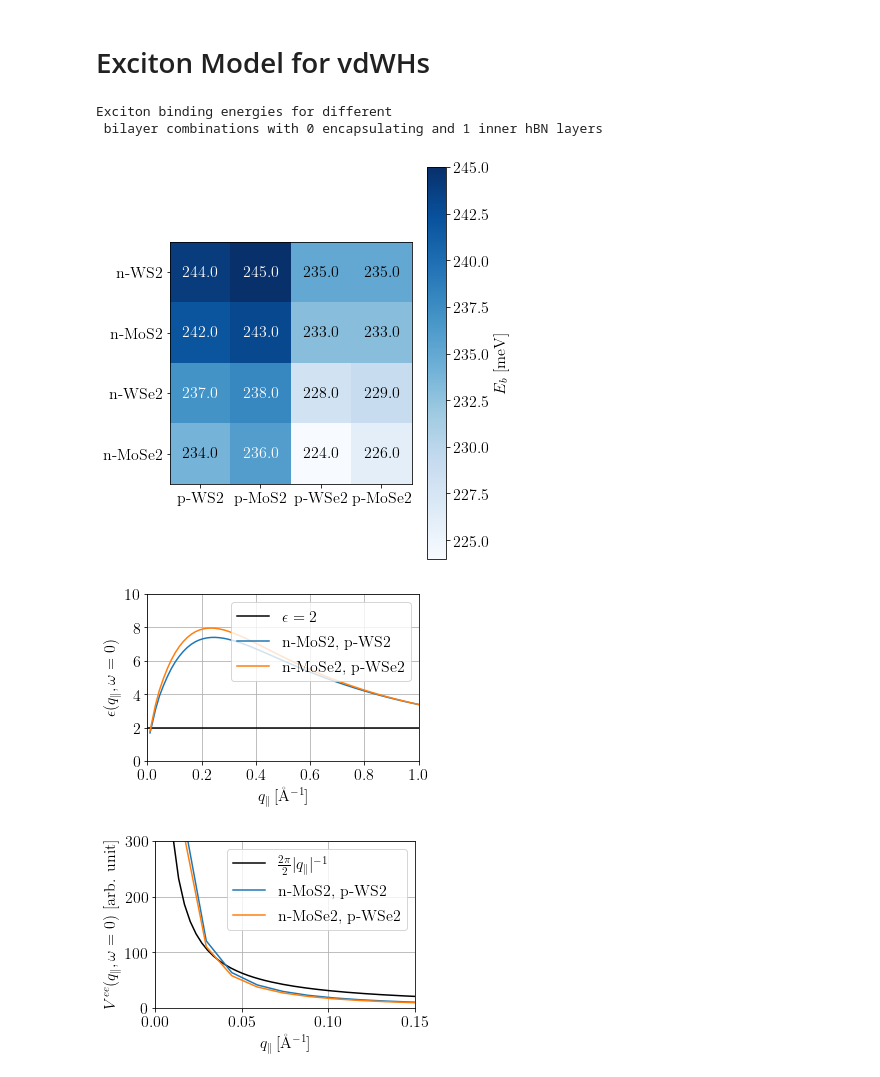
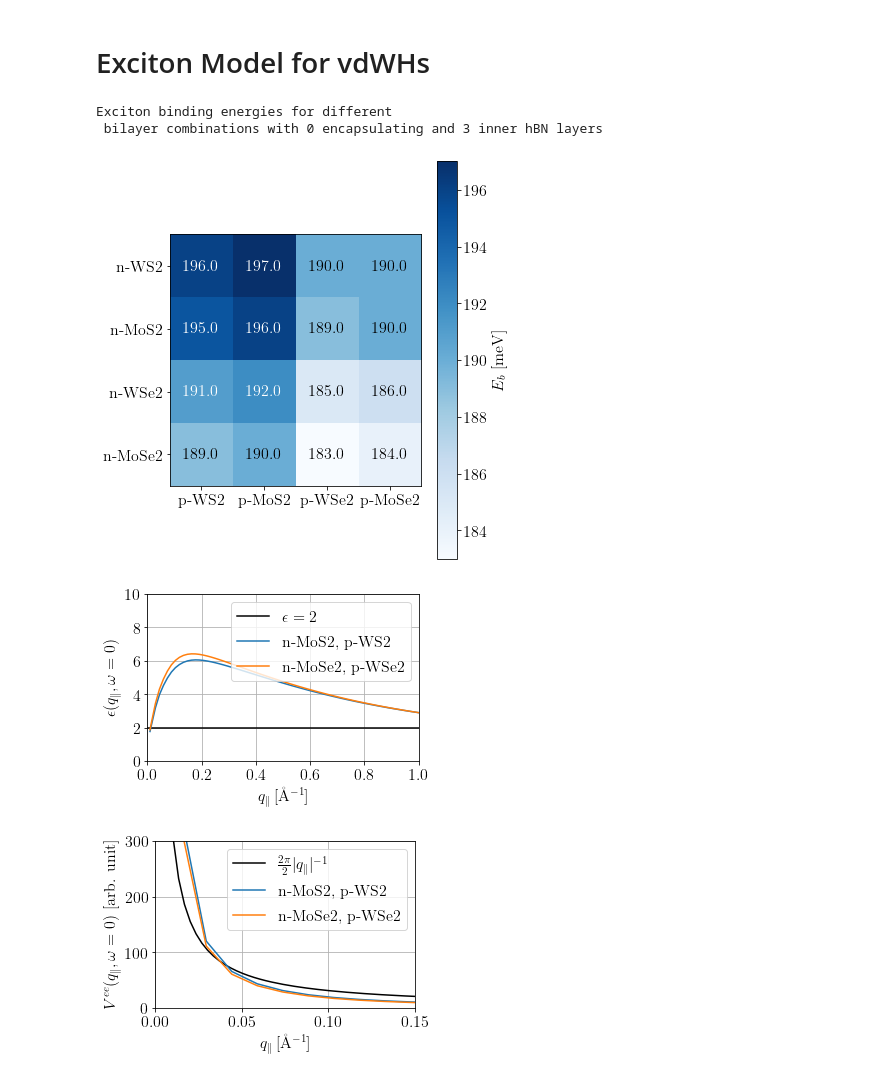
Before and after one commit to runehoejlund/dft-superfluids, a Jupyter notebook: hetereostructure_results/hetereostructure_analysis.ipynb, the cells around one changed output. Drawn from its saved outputs; the diff is of its cells as text; code cells hidden in the pictures.

```diff
--- a/hetereostructure_results/hetereostructure_analysis.ipynb
+++ b/hetereostructure_results/hetereostructure_analysis.ipynb
@@ -20,7 +20,7 @@ rcParams.update({
 rcParams['axes.titlepad'] = 20
 # %%
 materials = ['WS2','MoS2','WSe2','MoSe2']
-nFilling = 1
+nFilling = 3
 nPadding = 0
 vdWH_data = np.load('vdWHs_nFilling={}_nPadding={}.npz'.format(nFilling, nPadding))
 # %%
@@ -58,8 +58,8 @@ plt.savefig('./plots/vdWH_E_b.png')
 plt.show()
 # %% [output]
 Exciton binding energies for different
- bilayer combinations with 0 encapsulating and 1 inner hBN layers
+ bilayer combinations with 0 encapsulating and 3 inner hBN layers
-[figure, old version]
+[figure, new version]
 # %%
 def read_bilayer(bilayer):
     '''@returns V_ee, V_eh, epsM
@@ -67,9 +67,11 @@ def read_bilayer(bilayer):
     i = list(vdWH_data['bilayer']).index(bilayer)
     V_ee = vdWH_data['V_ee'][i] / Hartree
     V_eh = vdWH_data['V_eh'][i] / Hartree
+    V_eh_r = vdWH_data['V_eh_r'][i]
     epsM = vdWH_data['epsM'][i]
-    return V_ee, V_eh, epsM
+    return V_ee, V_eh, V_eh_r, epsM
 # %%
+r = vdWH_data['r']
 q = vdWH_data['q']
 q_anal = np.linspace(0.0001, q[-1], 300)
 eps_const = 2
@@ -81,23 +83,23 @@ V_eh_2D_coulomb = -V_ee_2D_coulomb*np.exp(-d_barrier*q_anal)
 # %%
 q_i_start = 2
 plt.figure(2, figsize=(5,3.5))
 plt.plot(np.linspace(0,1, 200), eps_const*np.ones(200),'k-', label=r'$\epsilon = 2$')
 for bilayer in ['n-MoS2, p-WS2', 'n-MoSe2, p-WSe2']:
-    _, _, epsM = read_bilayer(bilayer)
+    _, _, _, epsM = read_bilayer(bilayer)
     plt.plot(q[q_i_start:], epsM[q_i_start:].real, label=bilayer)
 plt.xlim(0,1)
 plt.ylim(0,10)
 plt.xlabel(r'$q_\parallel \, [\mathrm{\AA^{-1}}$]')
 plt.ylabel(r'$\epsilon(q_\parallel, \omega=0)$')
 plt.legend()
 # plt.title("Screened potential for all materials")
 plt.grid()
 plt.tight_layout()
 plt.savefig('./plots/vdWH_dielectric_func.svg')
 plt.savefig('./plots/vdWH_dielectric_func.png')
 plt.show()
 # %% [output]
-[figure, old version]
+[figure, new version]
 # %%
 q_i_start = 2
 plt.figure(2, figsize=(5,3.5))
```
Also changed, not shown: parts of 3 cells of this notebook, 20 other files.
